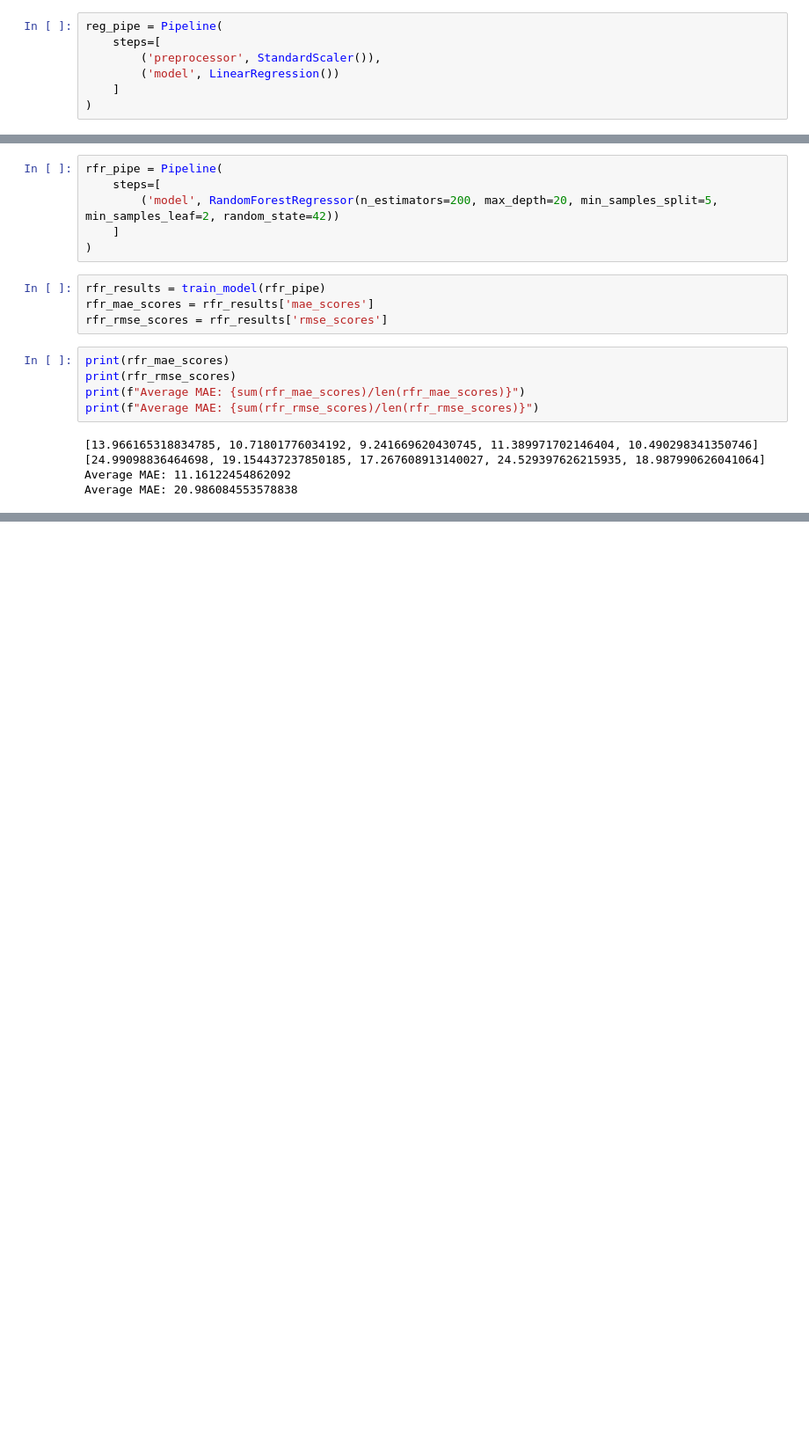
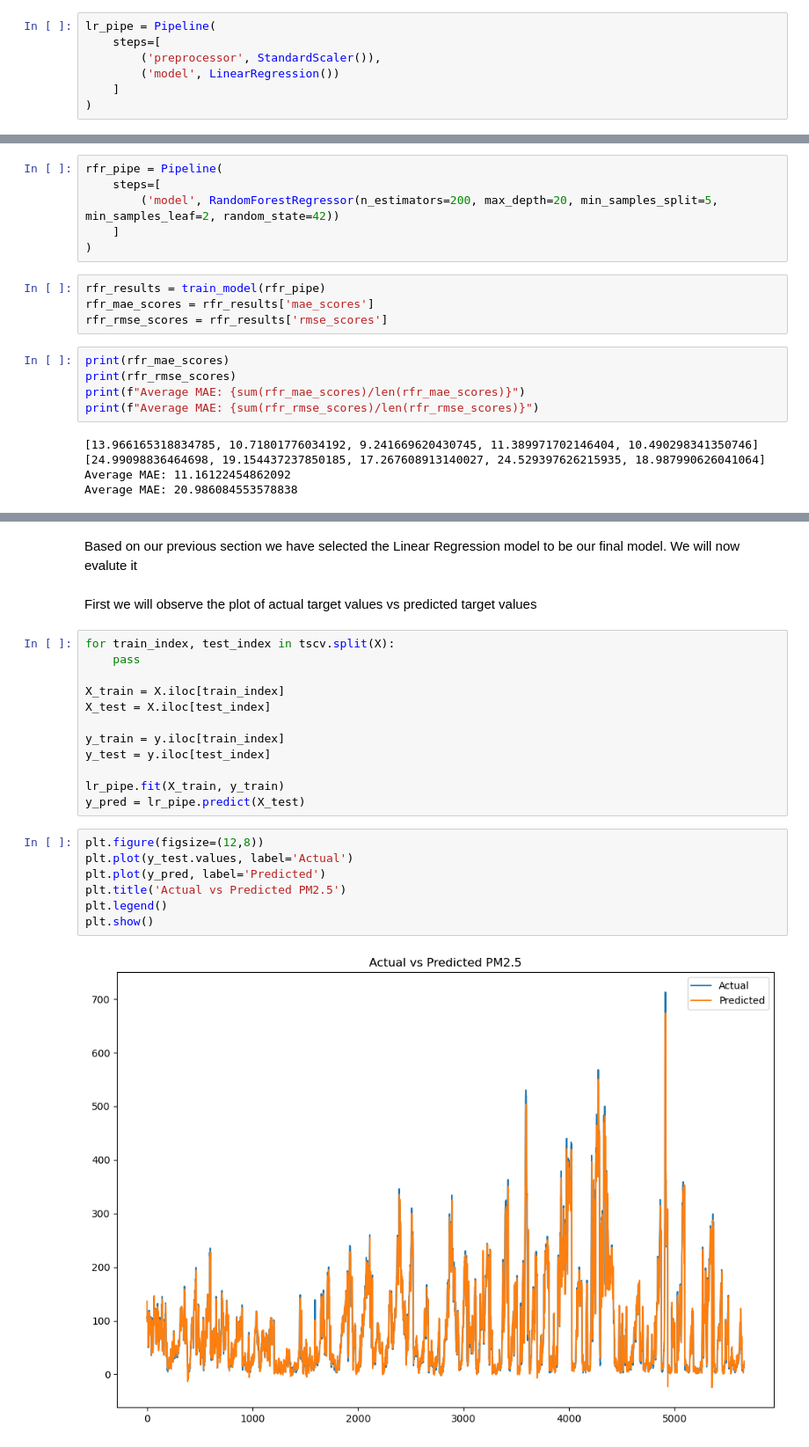
Before and after one commit to alinazir105/AQI-Forecasting-System, a Jupyter notebook: notebook.ipynb, the cells around one changed output, grey strips where cells are left out. Shown at 88% size. Saved outputs shown, nothing was run; the diff lists cells and outputs as text; blank space fills up the shorter version.

```diff
--- a/notebook.ipynb
+++ b/notebook.ipynb
@@ -581,7 +582,7 @@ For splitting training and testing data we will use a Time Series Split
 # %%
 tscv = TimeSeriesSplit(n_splits=5)
 # %%
-reg_pipe = Pipeline(
+lr_pipe = Pipeline(
     steps=[
         ('preprocessor', StandardScaler()),
         ('model', LinearRegression())
@@ -650,0 +714,25 @@ After tuning, Random Forest improved over the initial untuned version, but it st
+# %% [markdown]
+Based on our previous section we have selected the Linear Regression model to be our final model. We will now evalute it
+# %% [markdown]
+First we will observe the plot of actual target values vs predicted target values
+# %%
+for train_index, test_index in tscv.split(X):
+    pass
+
+X_train = X.iloc[train_index]
+X_test = X.iloc[test_index]
+
+y_train = y.iloc[train_index]
+y_test = y.iloc[test_index]
+
+lr_pipe.fit(X_train, y_train)
+y_pred = lr_pipe.predict(X_test)
+# %%
+plt.figure(figsize=(12,8))
+plt.plot(y_test.values, label='Actual')
+plt.plot(y_pred, label='Predicted')
+plt.title('Actual vs Predicted PM2.5')
+plt.legend()
+plt.show()
+# %% [output]
+[figure, added]
```
Also changed, not shown: parts of 26 cells of this notebook, 2 other files.
